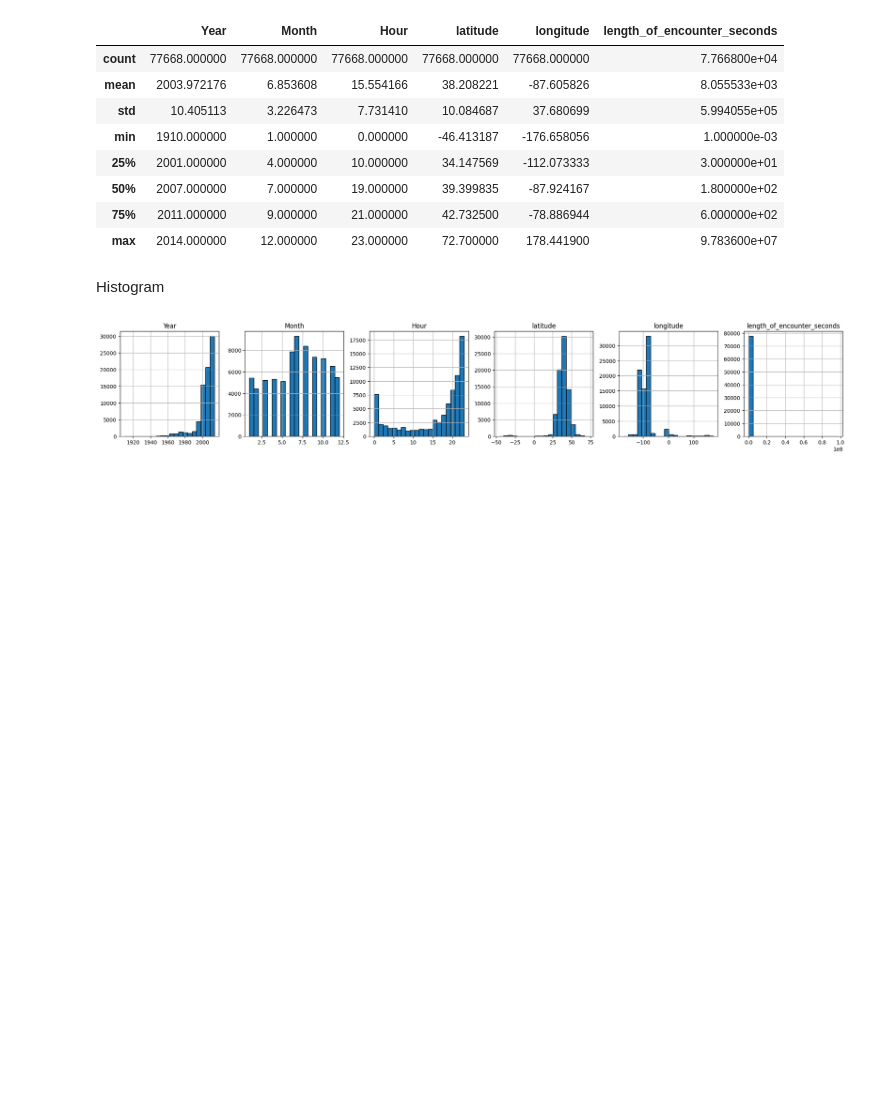
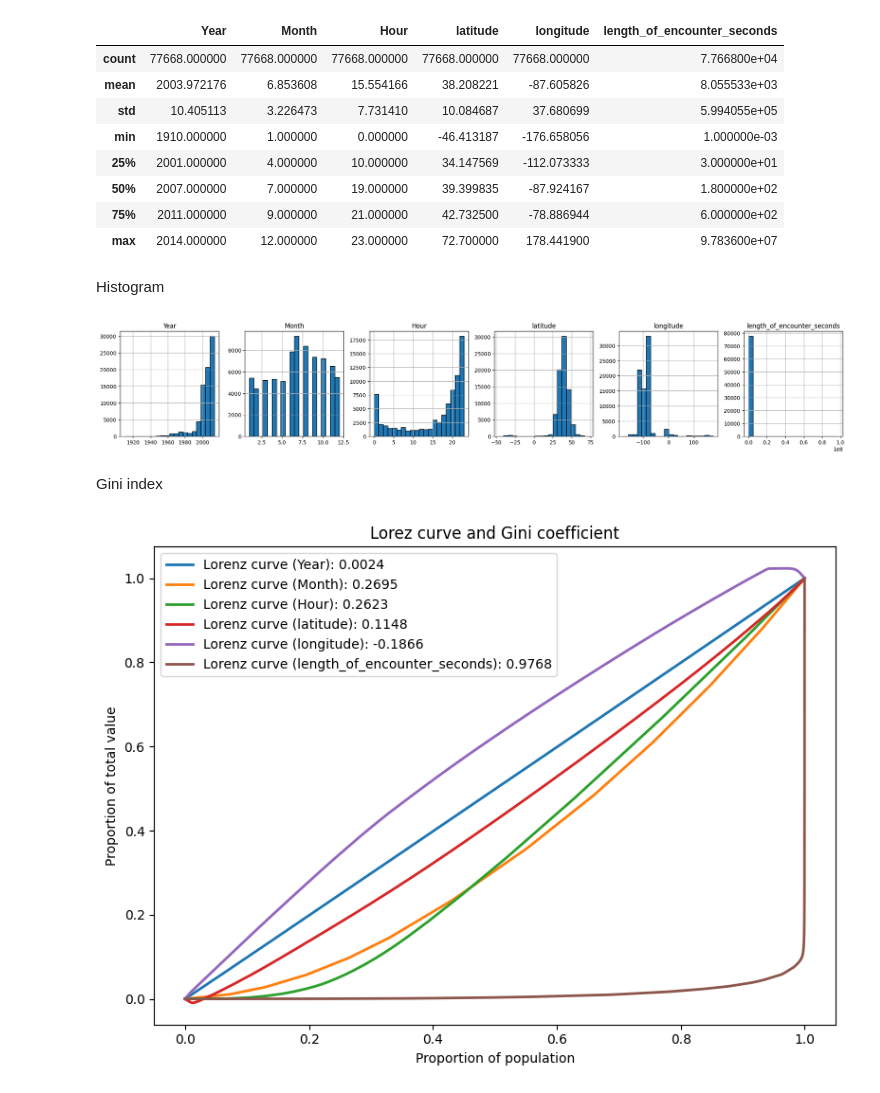
Before and after one commit to bancos23/ufo_sightings, a Jupyter notebook: UFO_Sightings.ipynb, the cells around one changed output. Drawn from its saved outputs; the diff is of its cells as text; code cells hidden in the pictures; blank space fills up the shorter version.

```diff
--- a/UFO_Sightings.ipynb
+++ b/UFO_Sightings.ipynb
@@ -8,3 +11,17 @@ import seaborn as sns
+# %%
+def lorenz_curve(array):
+    array = np.sort(array)
+    cumulative_values = np.cumsum(array)
+    cumulative_values = np.insert(cumulative_values, 0, 0)
+    cumulative_values = cumulative_values / cumulative_values[-1]
+    gini = 1 - 2 * np.trapezoid(cumulative_values, dx=1/len(array))
+    return cumulative_values, gini
+
+
+def entropy(array):
+    _, counts = np.unique(array, return_counts=True)
+    probabilities = counts / len(array)
+    return -np.sum(probabilities * np.log2(probabilities))
 # %% [markdown]
 Reading data from CSV
 # %%
@@ -51,3 +68,29 @@ plt.tight_layout()
 plt.show()
 # %% [output]
 [figure]
+# %% [markdown]
+Gini index
+# %%
+numeric_cols = data.select_dtypes(include=[np.number])
+
+gini_values = {}
+
+for col in numeric_cols.columns:
+    values = numeric_cols[col].dropna().values
+    cumulative_values, gini = lorenz_curve(values)
+    gini_values[col] = (cumulative_values, gini)
+
+plt.figure(figsize=(8, 6))
+
+for col, (cumulative_values, gini) in gini_values.items():
+    x_values = np.linspace(0, 1, len(cumulative_values))
+    plt.plot(x_values, cumulative_values, label=f'Lorenz curve ({col}): {gini:.4f}', linewidth=2)
+
+plt.title('Lorez curve and Gini coefficient')
+plt.xlabel('Proportion of population')
+plt.ylabel('Proportion of total value')
+plt.legend()
+plt.tight_layout()
+plt.show()
+# %% [output]
+[figure, added]
```
Also changed, not shown: parts of 6 cells of this notebook.
